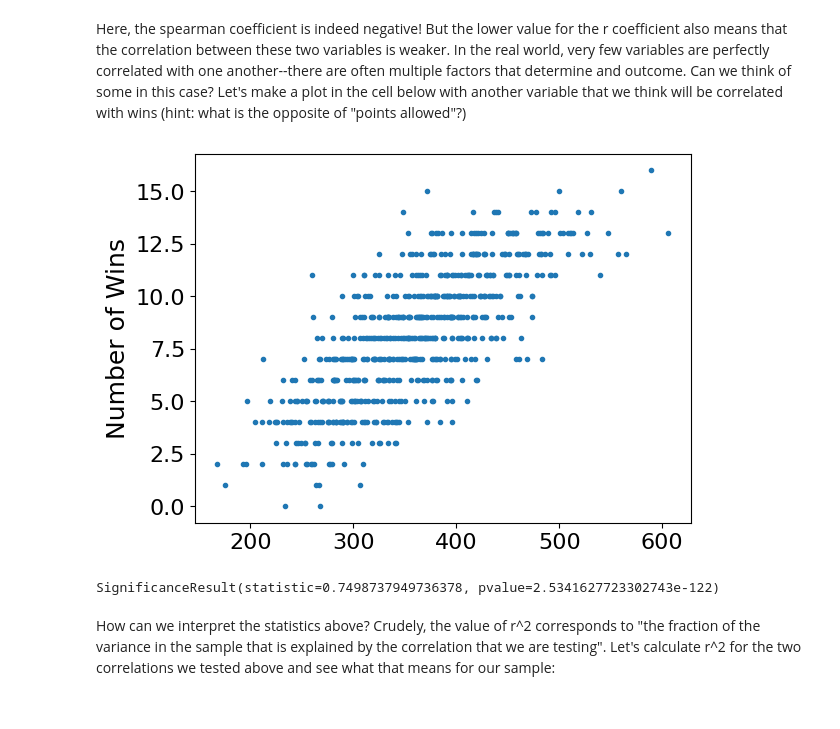
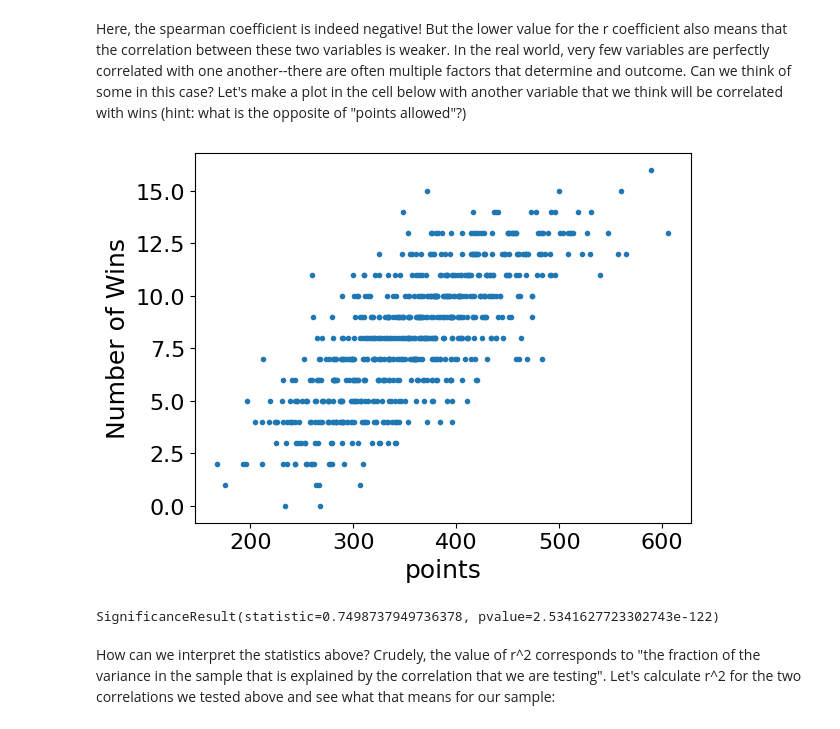
Before and after one commit to walipalmer/CFR-2024, a Jupyter notebook: module_stats/statistics3.ipynb, the cells around one changed output. Cells and saved outputs as stored; diff of their text form; code cells hidden in the pictures.

```diff
--- a/module_stats/statistics3.ipynb
+++ b/module_stats/statistics3.ipynb
@@ -103,14 +118,14 @@ SignificanceResult(statistic=-0.6397243971965778, pvalue=1.266873528885216e-78)
 # %% [markdown]
 Here, the spearman coefficient is indeed negative! But the lower value for the r coefficient also means that the correlation between these two variables is weaker. In the real world, very few variables are perfectly correlated with one another--there are often multiple factors that determine and outcome. Can we think of some in this case? Let's make a plot in the cell below with another variable that we think will be correlated with wins (hint: what is the opposite of "points allowed"?)
 # %%
-plt.plot(team_stats[''], team_stats['wins'], '.')
+plt.plot(team_stats['points'], team_stats['wins'], '.')
 plt.ylabel('Number of Wins')
-plt.xlabel('')
+plt.xlabel('points')
 plt.show()
 
-spearmanr(team_stats[''], team_stats['wins'])
+spearmanr(team_stats['points'], team_stats['wins'])
 # %% [output]
-[figure, old version]
+[figure, new version]
 SignificanceResult(statistic=0.7498737949736378, pvalue=2.5341627723302743e-122)
 # %% [markdown]
 How can we interpret the statistics above? Crudely, the value of r^2 corresponds to "the fraction of the variance in the sample that is explained by the correlation that we are testing". Let's calculate r^2 for the two correlations we tested above and see what that means for our sample:
```
Also changed, not shown: parts of 8 cells of this notebook, 3 other files.
